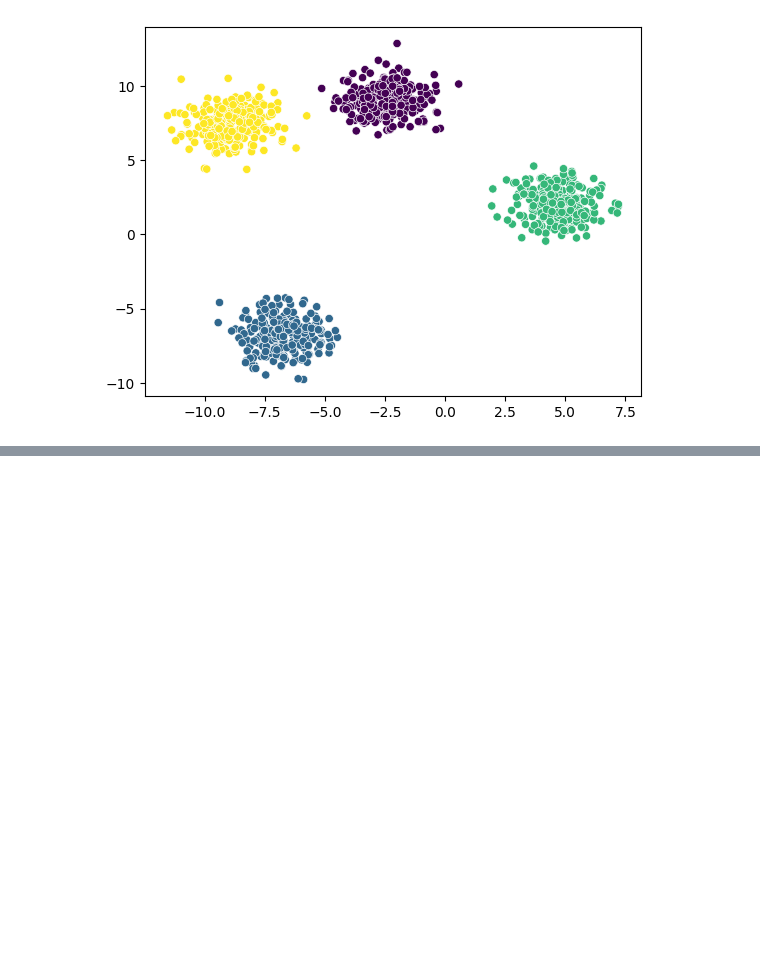
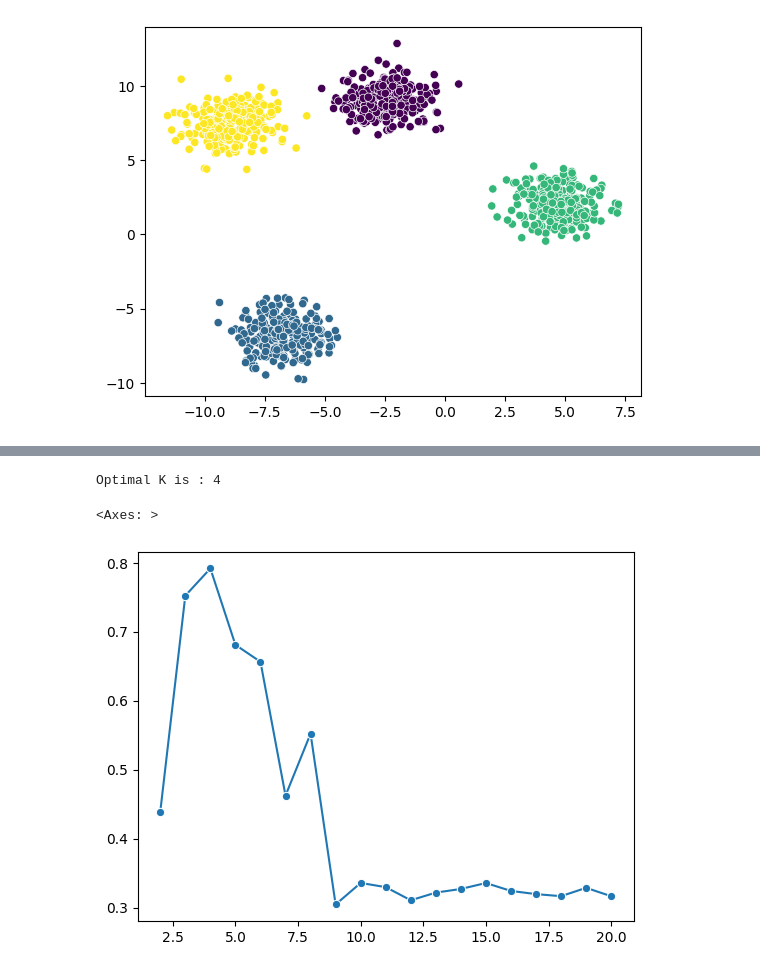
Before and after one commit to Yuval-Varke/ML_2.0, a Jupyter notebook: Unsupervised/KMeans/KMeans_Clustering.ipynb, the cells around one changed output, grey strips where cells are left out. Drawn from its saved outputs; the diff is of its cells as text; code cells hidden in the pictures; blank space fills up the shorter version.

```diff
--- a/Unsupervised/KMeans/KMeans_Clustering.ipynb
+++ b/Unsupervised/KMeans/KMeans_Clustering.ipynb
@@ -35,0 +68,22 @@ sns.scatterplot(x=X[:,0],y=X[:,1],c=labels)
+# %%
+print("Optimal K is :",knee.knee)
+# %% [output]
+Optimal K is : 4
+# %%
+#Silhouette Score
+
+from sklearn.metrics import silhouette_score
+
+ss = []
+
+for k in range(2,21):
+  kmeans = KMeans(n_clusters=k)
+  labels = kmeans.fit_predict(X)
+  ss.append(silhouette_score(X,labels))
+# %%
+# plot of k vs ss
+
+sns.lineplot(x=range(2,21),y=ss,marker='o')
+# %% [output]
+<Axes: >
+[figure, added]
```
Also changed, not shown: parts of 6 cells of this notebook.
